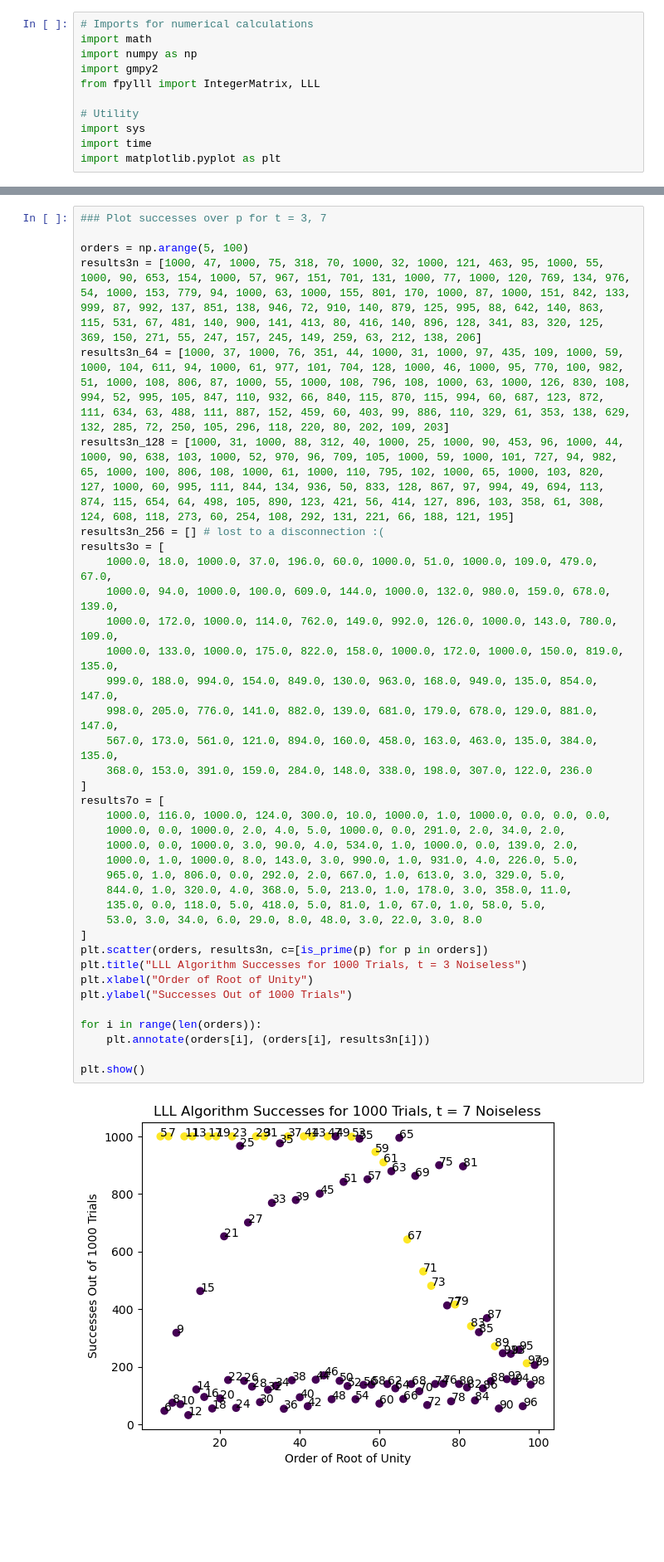
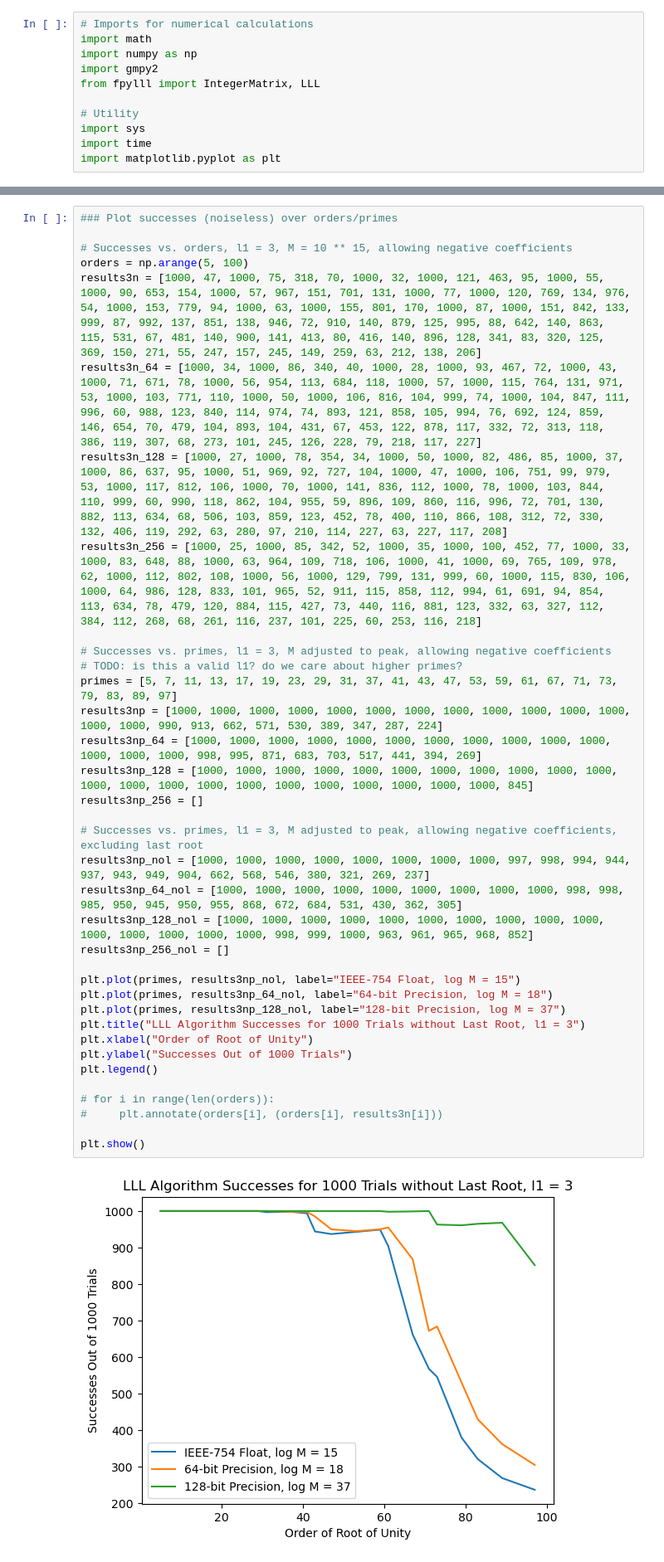
Before and after one commit to Dillybar3141/Cyclotomic-Integer-Approximation, a Jupyter notebook: lll.ipynb, the cells around one changed output, grey strips where cells are left out. Shown: that part at 83% size. Cells and saved outputs as stored; diff of their text form; blank space fills up the shorter version.

```diff
--- a/lll.ipynb
+++ b/lll.ipynb
@@ -308,40 +439,39 @@ plt.show()
 # %%
-### Plot successes over p for t = 3, 7
+### Plot successes (noiseless) over orders/primes
 
+# Successes vs. orders, l1 = 3, M = 10 ** 15, allowing negative coefficients
 orders = np.arange(5, 100)
 results3n = [1000, 47, 1000, 75, 318, 70, 1000, 32, 1000, 121, 463, 95, 1000, 55, 1000, 90, 653, 154, 1000, 57, 967, 151, 701, 131, 1000, 77, 1000, 120, 769, 134, 976, 54, 1000, 153, 779, 94, 1000, 63, 1000, 155, 801, 170, 1000, 87, 1000, 151, 842, 133, 999, 87, 992, 137, 851, 138, 946, 72, 910, 140, 879, 125, 995, 88, 642, 140, 863, 115, 531, 67, 481, 140, 900, 141, 413, 80, 416, 140, 896, 128, 341, 83, 320, 125, 369, 150, 271, 55, 247, 157, 245, 149, 259, 63, 212, 138, 206]
-results3n_64 = [1000, 37, 1000, 76, 351, 44, 1000, 31, 1000, 97, 435, 109, 1000, 59, 1000, 104, 611, 94, 1000, 61, 977, 101, 704, 128, 1000, 46, 1000, 95, 770, 100, 982, 51, 1000, 108, 806, 87, 1000, 55, 1000, 108, 796, 108, 1000, 63, 1000, 126, 830, 108, 994, 52, 995, 105, 847, 110, 932, 66, 840, 115, 870, 115, 994, 60, 687, 123, 872, 111, 634, 63, 488, 111, 887, 152, 459, 60, 403, 99, 886, 110, 329, 61, 353, 138, 629, 132, 285, 72, 250, 105, 296, 118, 220, 80, 202, 109, 203]
-results3n_128 = [1000, 31, 1000, 88, 312, 40, 1000, 25, 1000, 90, 453, 96, 1000, 44, 1000, 90, 638, 103, 1000, 52, 970, 96, 709, 105, 1000, 59, 1000, 101, 727, 94, 982, 65, 1000, 100, 806, 108, 1000, 61, 1000, 110, 795, 102, 1000, 65, 1000, 103, 820, 127, 1000, 60, 995, 111, 844, 134, 936, 50, 833, 128, 867, 97, 994, 49, 694, 113, 874, 115, 654, 64, 498, 105, 890, 123, 421, 56, 414, 127, 896, 103, 358, 61, 308, 124, 608, 118, 273, 60, 254, 108, 292, 131, 221, 66, 188, 121, 195]
-results3n_256 = [] # lost to a disconnection :(
-results3o = [
-    1000.0, 18.0, 1000.0, 37.0, 196.0, 60.0, 1000.0, 51.0, 1000.0, 109.0, 479.0, 67.0,
-    1000.0, 94.0, 1000.0, 100.0, 609.0, 144.0, 1000.0, 132.0, 980.0, 159.0, 678.0, 139.0,
-    1000.0, 172.0, 1000.0, 114.0, 762.0, 149.0, 992.0, 126.0, 1000.0, 143.0, 780.0, 109.0,
-    1000.0, 133.0, 1000.0, 175.0, 822.0, 158.0, 1000.0, 172.0, 1000.0, 150.0, 819.0, 135.0,
-    999.0, 188.0, 994.0, 154.0, 849.0, 130.0, 963.0, 168.0, 949.0, 135.0, 854.0, 147.0,
-    998.0, 205.0, 776.0, 141.0, 882.0, 139.0, 681.0, 179.0, 678.0, 129.0, 881.0, 147.0,
-    567.0, 173.0, 561.0, 121.0, 894.0, 160.0, 458.0, 163.0, 463.0, 135.0, 384.0, 135.0,
-    368.0, 153.0, 391.0, 159.0, 284.0, 148.0, 338.0, 198.0, 307.0, 122.0, 236.0
-]
-results7o = [
-    1000.0, 116.0, 1000.0, 124.0, 300.0, 10.0, 1000.0, 1.0, 1000.0, 0.0, 0.0, 0.0,
-    1000.0, 0.0, 1000.0, 2.0, 4.0, 5.0, 1000.0, 0.0, 291.0, 2.0, 34.0, 2.0,
-    1000.0, 0.0, 1000.0, 3.0, 90.0, 4.0, 534.0, 1.0, 1000.0, 0.0, 139.0, 2.0,
-    1000.0, 1.0, 1000.0, 8.0, 143.0, 3.0, 990.0, 1.0, 931.0, 4.0, 226.0, 5.0,
-    965.0, 1.0, 806.0, 0.0, 292.0, 2.0, 667.0, 1.0, 613.0, 3.0, 329.0, 5.0,
-    844.0, 1.0, 320.0, 4.0, 368.0, 5.0, 213.0, 1.0, 178.0, 3.0, 358.0, 11.0,
-    135.0, 0.0, 118.0, 5.0, 418.0, 5.0, 81.0, 1.0, 67.0, 1.0, 58.0, 5.0,
-    53.0, 3.0, 34.0, 6.0, 29.0, 8.0, 48.0, 3.0, 22.0, 3.0, 8.0
-]
-plt.scatter(orders, results3n, c=[is_prime(p) for p in orders])
-plt.title("LLL Algorithm Successes for 1000 Trials, t = 3 Noiseless")
+results3n_64 = [1000, 34, 1000, 86, 340, 40, 1000, 28, 1000, 93, 467, 72, 1000, 43, 1000, 71, 671, 78, 1000, 56, 954, 113, 684, 118, 1000, 57, 1000, 115, 764, 131, 971, 53, 1000, 103, 771, 110, 1000, 50, 1000, 106, 816, 104, 999, 74, 1000, 104, 847, 111, 996, 60, 988, 123, 840, 114, 974, 74, 893, 121, 858, 105, 994, 76, 692, 124, 859, 146, 654, 70, 479, 104, 893, 104, 431, 67, 453, 122, 878, 117, 332, 72, 313, 118, 386, 119, 307, 68, 273, 101, 245, 126, 228, 79, 218, 117, 227]
+results3n_128 = [1000, 27, 1000, 78, 354, 34, 1000, 50, 1000, 82, 486, 85, 1000, 37, 1000, 86, 637, 95, 1000, 51, 969, 92, 727, 104, 1000, 47, 1000, 106, 751, 99, 979, 53, 1000, 117, 812, 106, 1000, 70, 1000, 141, 836, 112, 1000, 78, 1000, 103, 844, 110, 999, 60, 990, 118, 862, 104, 955, 59, 896, 109, 860, 116, 996, 72, 701, 130, 882, 113, 634, 68, 506, 103, 859, 123, 452, 78, 400, 110, 866, 108, 312, 72, 330, 132, 406, 119, 292, 63, 280, 97, 210, 114, 227, 63, 227, 117, 208]
+results3n_256 = [1000, 25, 1000, 85, 342, 52, 1000, 35, 1000, 100, 452, 77, 1000, 33, 1000, 83, 648, 88, 1000, 63, 964, 109, 718, 106, 1000, 41, 1000, 69, 765, 109, 978, 62, 1000, 112, 802, 108, 1000, 56, 1000, 129, 799, 131, 999, 60, 1000, 115, 830, 106, 1000, 64, 986, 128, 833, 101, 965, 52, 911, 115, 858, 112, 994, 61, 691, 94, 854, 113, 634, 78, 479, 120, 884, 115, 427, 73, 440, 116, 881, 123, 332, 63, 327, 112, 384, 112, 268, 68, 261, 116, 237, 101, 225, 60, 253, 116, 218]
+
+# Successes vs. primes, l1 = 3, M adjusted to peak, allowing negative coefficients
+# TODO: is this a valid l1? do we care about higher primes?
+primes = [5, 7, 11, 13, 17, 19, 23, 29, 31, 37, 41, 43, 47, 53, 59, 61, 67, 71, 73, 79, 83, 89, 97]
+results3np = [1000, 1000, 1000, 1000, 1000, 1000, 1000, 1000, 1000, 1000, 1000, 1000, 1000, 1000, 990, 913, 662, 571, 530, 389, 347, 287, 224]
+results3np_64 = [1000, 1000, 1000, 1000, 1000, 1000, 1000, 1000, 1000, 1000, 1000, 1000, 1000, 1000, 998, 995, 871, 683, 703, 517, 441, 394, 269]
+results3np_128 = [1000, 1000, 1000, 1000, 1000, 1000, 1000, 1000, 1000, 1000, 1000, 1000, 1000, 1000, 1000, 1000, 1000, 1000, 1000, 1000, 1000, 1000, 845]
+results3np_256 = []
+
+# Successes vs. primes, l1 = 3, M adjusted to peak, allowing negative coefficients, excluding last root
+results3np_nol = [1000, 1000, 1000, 1000, 1000, 1000, 1000, 1000, 997, 998, 994, 944, 937, 943, 949, 904, 662, 568, 546, 380, 321, 269, 237]
+results3np_64_nol = [1000, 1000, 1000, 1000, 1000, 1000, 1000, 1000, 1000, 998, 998, 985, 950, 945, 950, 955, 868, 672, 684, 531, 430, 362, 305]
+results3np_128_nol = [1000, 1000, 1000, 1000, 1000, 1000, 1000, 1000, 1000, 1000, 1000, 1000, 1000, 1000, 1000, 998, 999, 1000, 963, 961, 965, 968, 852]
+results3np_256_nol = []
+
+plt.plot(primes, results3np_nol, label="IEEE-754 Float, log M = 15")
+plt.plot(primes, results3np_64_nol, label="64-bit Precision, log M = 18")
+plt.plot(primes, results3np_128_nol, label="128-bit Precision, log M = 37")
+plt.title("LLL Algorithm Successes for 1000 Trials without Last Root, l1 = 3")
 plt.xlabel("Order of Root of Unity")
 plt.ylabel("Successes Out of 1000 Trials")
+plt.legend()
 
-for i in range(len(orders)):
-    plt.annotate(orders[i], (orders[i], results3n[i]))
+# for i in range(len(orders)):
+#     plt.annotate(orders[i], (orders[i], results3n[i]))
 
 plt.show()
 # %% [output]
-[figure, old version]
+[figure, new version]
 # %%
```
Also changed, not shown: parts of 5 cells of this notebook.
